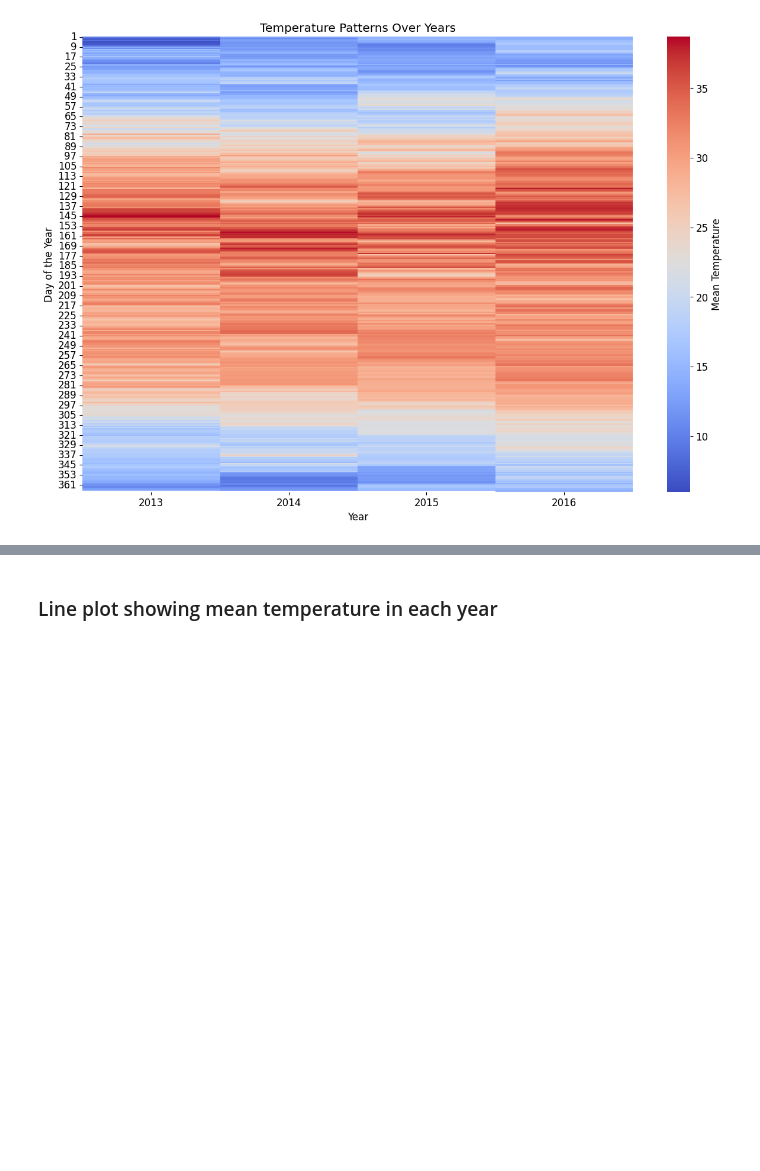
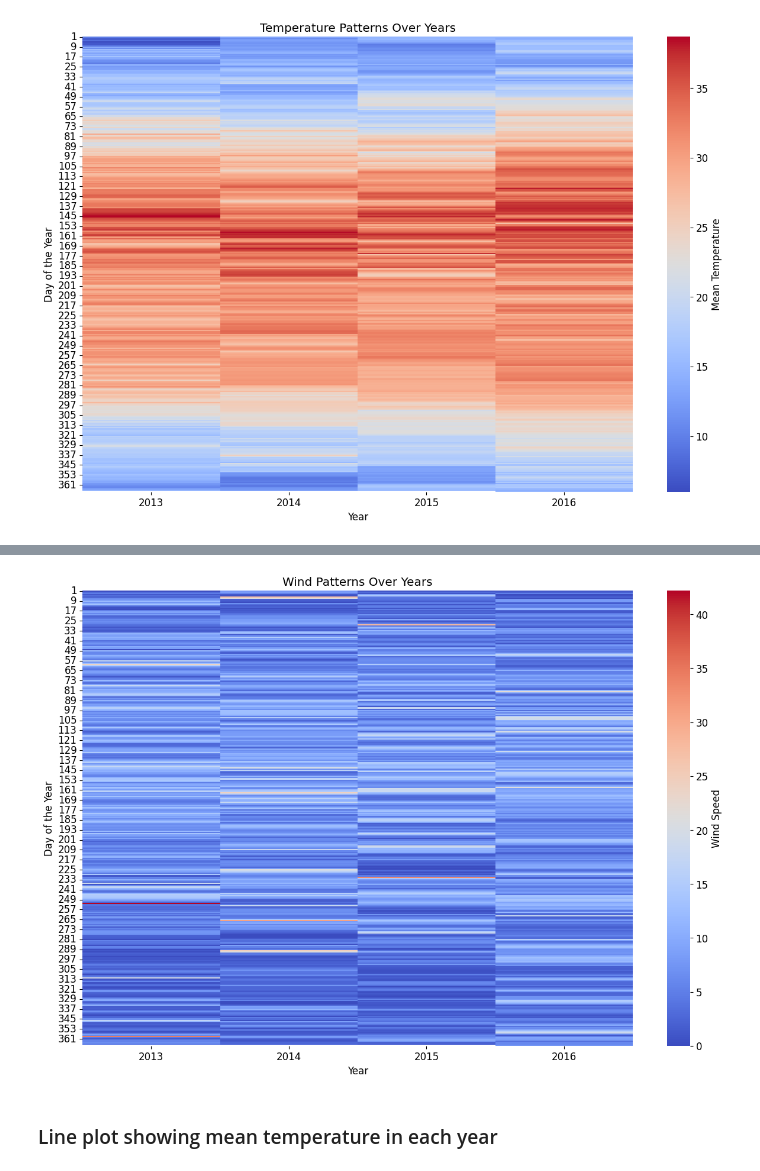
Before and after one commit to nwudochika/CMSC6950_Project, a Jupyter notebook: CMSC6950_Project.ipynb, the cells around one changed output, grey strips where cells are left out. Drawn from its saved outputs; the diff is of its cells as text; code cells hidden in the pictures; blank space fills up the shorter version.

```diff
--- a/CMSC6950_Project.ipynb
+++ b/CMSC6950_Project.ipynb
@@ -385,3 +407,14 @@ plt.savefig('Heatmap.pdf')
+# %%
+# Now, pivot the table to get years as columns and days of the year as rows.
+pivoted_wind = data.pivot(index='DayOfYear', columns='year', values='wind_speed')
+
+sns.heatmap(pivoted_wind, cmap='coolwarm', cbar_kws={'label': 'Wind Speed'})
+plt.title('Wind Patterns Over Years')
+plt.xlabel('Year')
+plt.ylabel('Day of the Year')
+plt.savefig('Heatmap.pdf')
+# %% [output]
+[figure, added]
 # %% [markdown]
 ### Line plot showing mean temperature in each year
 # %%
```
Also changed, not shown: parts of 3 cells of this notebook, 9 other files.
